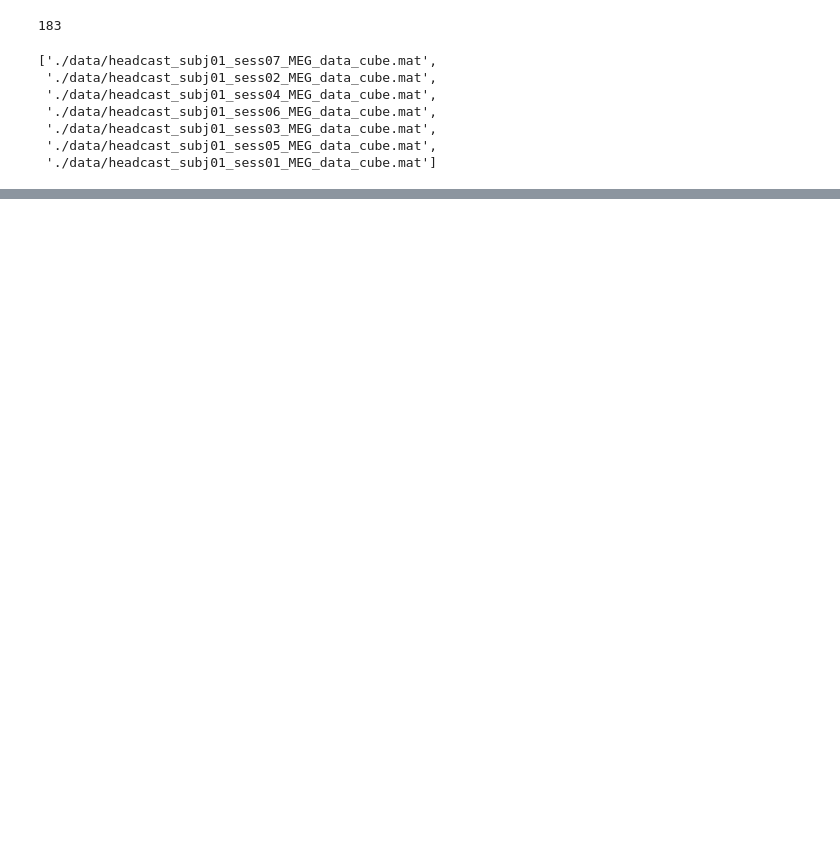
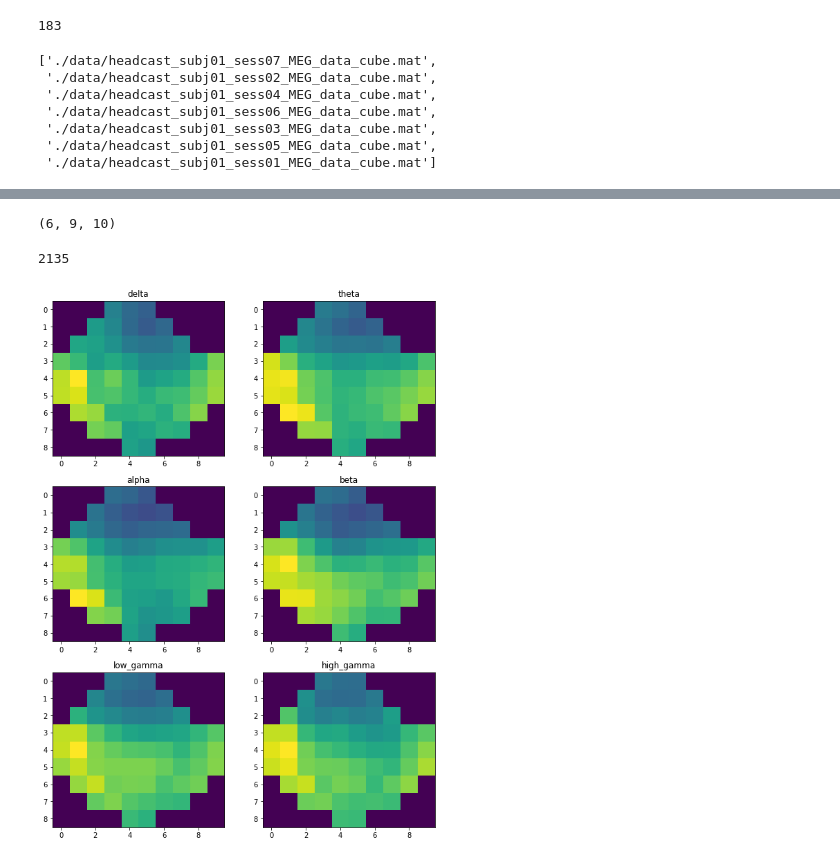
Before and after one commit to andylikescodes/EEG_IMP, a Jupyter notebook: explore.ipynb, the cells around one changed output, grey strips where cells are left out. Saved outputs shown, nothing was run; the diff lists cells and outputs as text; code cells hidden in the pictures; blank space fills up the shorter version.

```diff
--- a/explore.ipynb
+++ b/explore.ipynb
@@ -112,0 +50,16 @@ t.plot_channels(gra2)
+# %%
+temp = np.zeros((6,9,10))
+
+n_trials = 0
+for file in files:
+    print('processing: ' + file)
+    print('n_trial: ' + str(n_trials))
+    data, btn, auto, tAx, SR = t.load(files[0])
+    mask = (tAx>=-1.5) & (tAx<=0)
+    selected_data = data[t.MAG_CHANNELS, :, :]
+    session_trials = selected_data.shape[2]
+    for i in range(session_trials):
+        imgs = t.freq_img(selected_data[:, :, i], window_mask=mask[0], plot=False)
+        temp = temp + imgs
+        n_trials+=1
+temp = temp/n_trials
@@ -112,0 +81,12 @@ t.plot_channels(gra2)
+# %%
+temp.shape
+# %% [output]
+(6, 9, 10)
+# %%
+n_trials
+# %% [output]
+2135
+# %%
+t.plot_freq_bands(temp)
+# %% [output]
+[figure, added]
```
Also changed, not shown: parts of 17 cells of this notebook, 1 other file.
